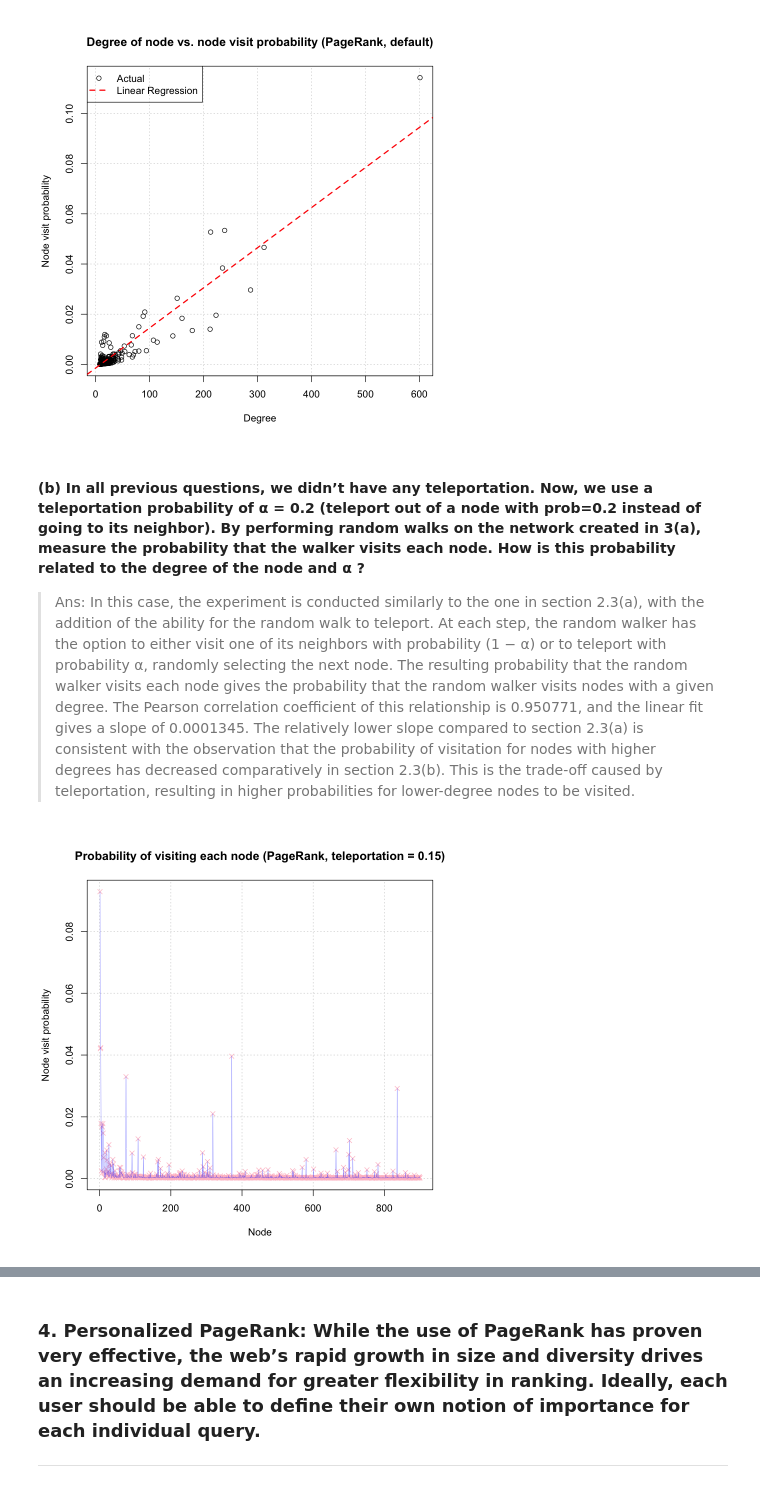
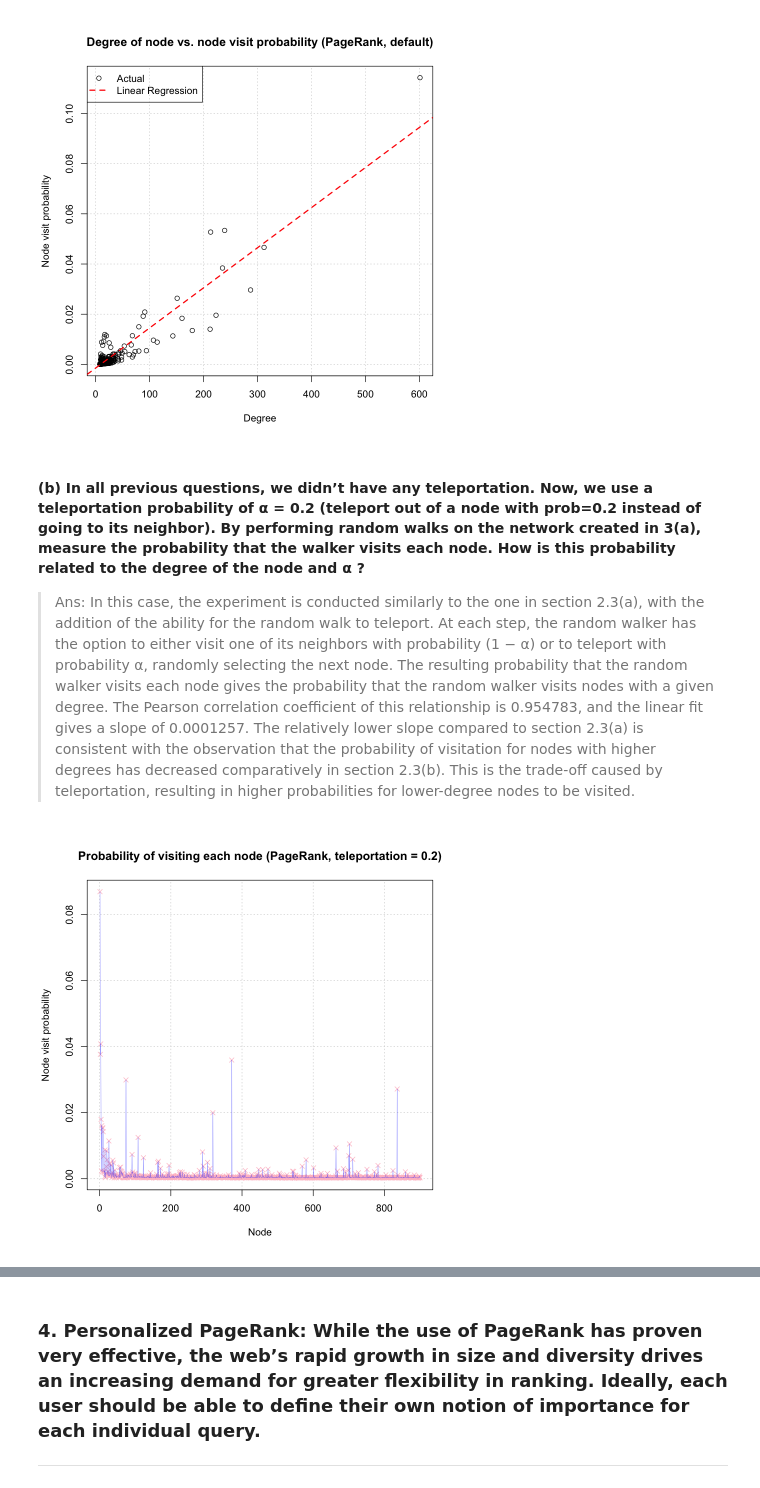
Before and after one commit to kchuang625/ucla-ece-232e-spring-2023-hw, a Jupyter notebook: project1/part2-2_705668757_905847065_105945588.ipynb, the cells around one changed output, grey strips where cells are left out. Cells and saved outputs as stored; diff of their text form; code cells hidden in the pictures.

```diff
--- a/project1/part2-2_705668757_905847065_105945588.ipynb
+++ b/project1/part2-2_705668757_905847065_105945588.ipynb
@@ -168,7 +168,7 @@ F-statistic:  5892 on 1 and 898 DF,  p-value: < 2.2e-16
 #### (b) In all previous questions, we didn’t have any teleportation. Now, we use a teleportation probability of α = 0.2 (teleport out of a node with prob=0.2 instead of going to its neighbor). By performing random walks on the network created in 3(a), measure the probability that the walker visits each node. How is this probability related to the degree of the node and α ?
 
 > Ans:
-In this case, the experiment is conducted similarly to the one in section 2.3(a), with the addition of the ability for the random walk to teleport. At each step, the random walker has the option to either visit one of its neighbors with probability (1 − α) or to teleport with probability α, randomly selecting the next node. The resulting probability that the random walker visits each node gives the probability that the random walker visits nodes with a given degree. The Pearson correlation coefficient of this relationship is 0.950771, and the linear fit gives a slope of 0.0001345. The relatively lower slope compared to section 2.3(a) is consistent with the observation that the probability of visitation for nodes with higher degrees has decreased comparatively in section 2.3(b). This is the trade-off caused by teleportation, resulting in higher probabilities for lower-degree nodes to be visited.
+In this case, the experiment is conducted similarly to the one in section 2.3(a), with the addition of the ability for the random walk to teleport. At each step, the random walker has the option to either visit one of its neighbors with probability (1 − α) or to teleport with probability α, randomly selecting the next node. The resulting probability that the random walker visits each node gives the probability that the random walker visits nodes with a given degree. The Pearson correlation coefficient of this relationship is 0.954783, and the linear fit gives a slope of 0.0001257. The relatively lower slope compared to section 2.3(a) is consistent with the observation that the probability of visitation for nodes with higher degrees has decreased comparatively in section 2.3(b). This is the trade-off caused by teleportation, resulting in higher probabilities for lower-degree nodes to be visited.
 # %%
 # Set the number of random walk steps and initialize the visit count for each node
 num_steps <- 1000
@@ -180,7 +180,7 @@ stable_node <- ceiling(log(vcount(gf)))
 # Perform a set of random walks and count the number of visits to each node
 for (trial in 1:100) {
   start_node <- sample(1:vcount(gf), 1)
-  walked_nodes <- random_walk_custom(g = gf, num_steps = num_steps, start_node = start_node, alpha = 0.15, visit_mode = 'equal')
+  walked_nodes <- random_walk_custom(g = gf, num_steps = num_steps, start_node = start_node, alpha = 0.2, visit_mode = 'equal')
   for (step in (stable_node + 1):length(walked_nodes)) {
     node_visit_count[walked_nodes[step]] <- node_visit_count[walked_nodes[step]] + 1
   }
@@ -191,15 +191,15 @@ node_prob <- node_visit_count / ((num_steps - stable_node) * 100)
 # %%
 # Create a sequence of numbers from 1 to the number of nodes in the graph
 node_indices <- seq_len(vcount(gf))
 
 # Plot the visit probability for each node as a scatter plot with pink dots
 plot(node_indices, node_prob, pch = 4, xlab = 'Node', ylab = 'Node visit probability',
-     main = 'Probability of visiting each node (PageRank, teleportation = 0.15)', col = 'pink', grid())
+     main = 'Probability of visiting each node (PageRank, teleportation = 0.2)', col = 'pink', grid())
 
 # Add a line connecting the plotted points with a blue color and a line width of 0.3
 lines(node_indices, node_prob, lwd = 0.3, col = 'blue')
 # %% [output]
-[figure, old version]
+[figure, new version]
 # %%
 # Plot the visit probability as a function of node degree
 plot(degree(gf), node_prob, xlab = 'Degree', ylab = 'Node visit probability',
```
Also changed, not shown: parts of 3 cells of this notebook.
